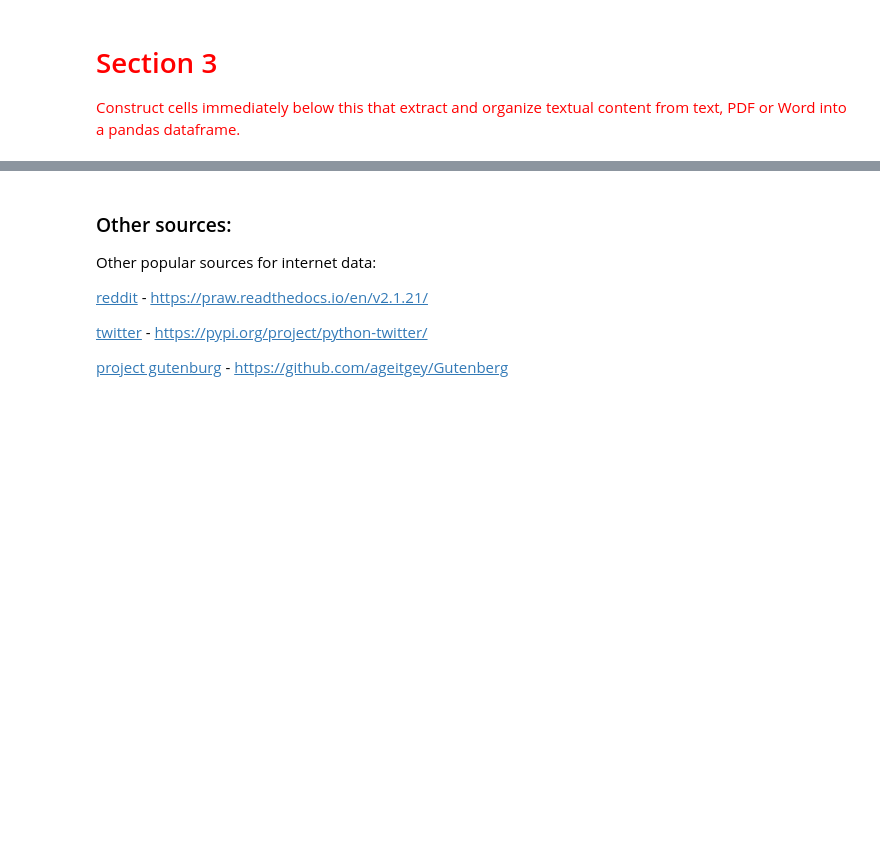
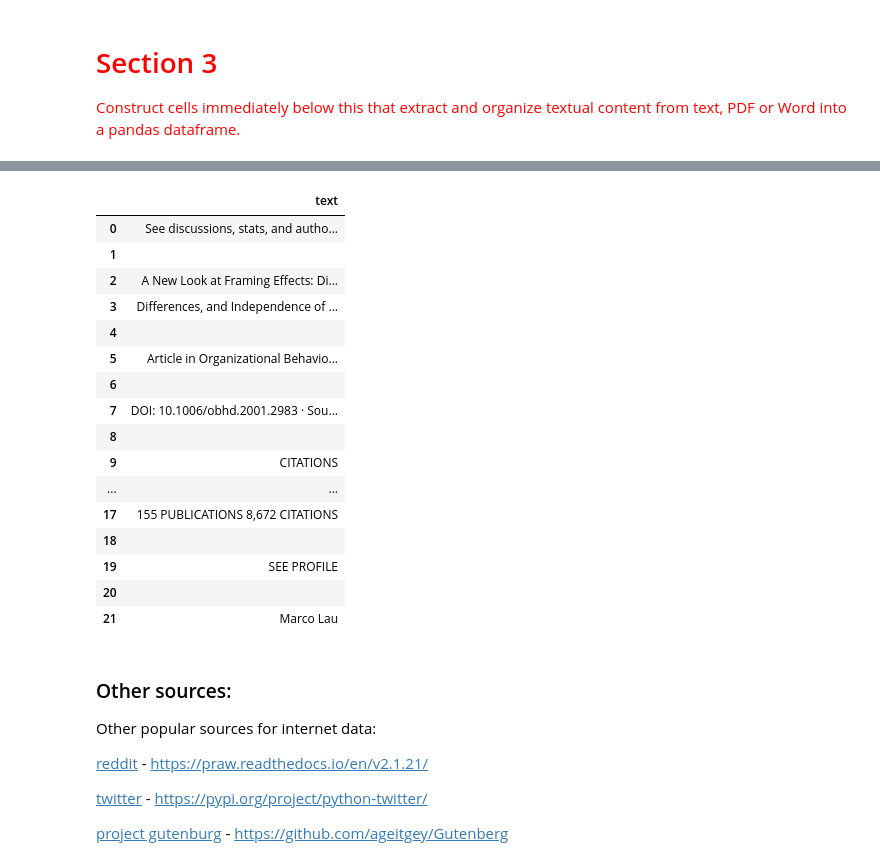
Before and after one commit to mkjang17/Homework-Notebooks, a Jupyter notebook: week-1/1-intro-MinkwangJang.ipynb, the cells around one changed output, grey strips where cells are left out. Cells and saved outputs as stored; diff of their text form; code cells hidden in the pictures; blank space fills up the shorter version.

```diff
--- a/week-1/1-intro-MinkwangJang.ipynb
+++ b/week-1/1-intro-MinkwangJang.ipynb
@@ -960,7 +960,7 @@ downloaded every time.
 # <span style="color:red">Section 3</span>
 <span style="color:red">Construct cells immediately below this that extract and organize textual content from text, PDF or Word into a pandas dataframe.</span>
 # %%
-information_extraction_pdf = 'https://github.com/mkjang17/'
+information_extraction_pdf = 'https://github.com/mkjang17/Homework-Notebooks/raw/main/week-1/LevinFraming%20Effects.pdf'
 
 infoExtractionRequest = requests.get(information_extraction_pdf, stream=True)
 print(infoExtractionRequest.text[:1000])
@@ -967,3 +985,49 @@ print(infoExtractionRequest.text[:1000])
+# %%
+def readPDF(pdfFile):
+    #Based on code from http://stackoverflow.com/a/20905381/4955164
+    #Using utf-8, if there are a bunch of random symbols try changing this
+    codec = 'utf-8'
+    rsrcmgr = pdfminer.pdfinterp.PDFResourceManager()
+    retstr = io.StringIO()
+    layoutParams = pdfminer.layout.LAParams()
+    device = pdfminer.converter.TextConverter(rsrcmgr, retstr, laparams = layoutParams, codec = codec)
+    #We need a device and an interpreter
+    interpreter = pdfminer.pdfinterp.PDFPageInterpreter(rsrcmgr, device)
+    password = ''
+    maxpages = 0
+    caching = True
+    pagenos=set()
+    for page in pdfminer.pdfpage.PDFPage.get_pages(pdfFile, pagenos, maxpages=maxpages, password=password,caching=caching, check_extractable=True):
+        interpreter.process_page(page)
+    device.close()
+    returnedString = retstr.getvalue()
+    retstr.close()
+    return returnedString
+# %%
+infoExtractionBytes = io.BytesIO(infoExtractionRequest.content)
+# %%
+text = readPDF(infoExtractionBytes)[:500]
+# %%
+pdf_text_df = pandas.DataFrame({"text" : text.split("\n")})
+pdf_text_df
+# %% [output]
+|  | text |
+| 0 | See discussions, stats, and autho... |
+| 1 |  |
+| 2 | A New Look at Framing Effects: Di... |
+| 3 | Differences, and Independence of ... |
+| 4 |  |
+| 5 | Article in Organizational Behavio... |
+| 6 |  |
+| 7 | DOI: 10.1006/obhd.2001.2983 · Sou... |
+| 8 |  |
+| 9 | CITATIONS |
+| ... | ... |
+| 17 | 155 PUBLICATIONS 8,672 CITATIONS |
+| 18 |  |
+| 19 | SEE PROFILE |
+| 20 |  |
+| 21 | Marco Lau |
 # %% [markdown]
 ### Other sources:
 
```
Also changed, not shown: parts of 1 cell of this notebook.
